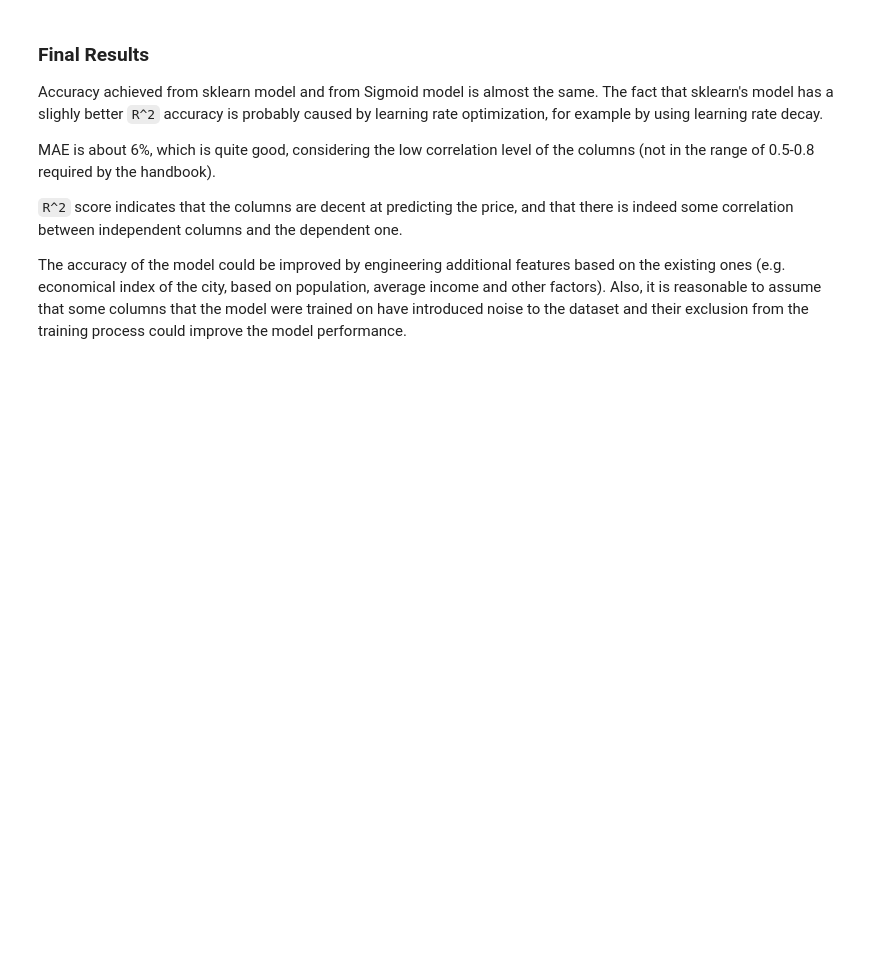
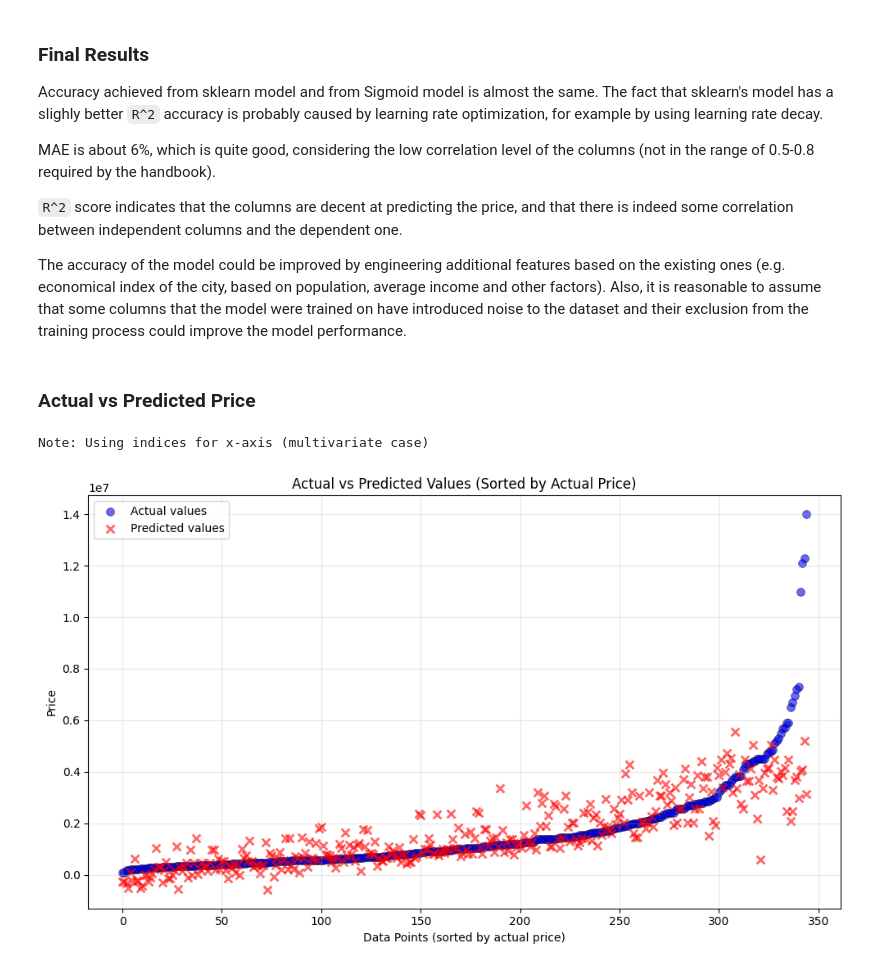
Before and after one commit to IacovlevMaxim/sigmoid_hw, a Jupyter notebook: 03_Linear_Regression/Sigmoid_HW3_Lin_Reg.ipynb, the cells around one changed output. Saved outputs shown, nothing was run; the diff lists cells and outputs as text; code cells hidden in the pictures; blank space fills up the shorter version.

```diff
--- a/03_Linear_Regression/Sigmoid_HW3_Lin_Reg.ipynb
+++ b/03_Linear_Regression/Sigmoid_HW3_Lin_Reg.ipynb
@@ -477,7 +455,9 @@ fuel_type_Hybrid: 0.021495752536230196
 
 I dropped inverse columns, since they had a smaller correlation to the price and their values are already reflected in the original columns. Then, I filtered the columns which have correlation larger than a certain threshold (I ultimately chose the value of 1) to only train the model on important columns to avoid noise.
 # %%
-drop_cols = ["inv_car_age", "inv_brand", "inv_car_dist"]
+drop_cols = ["inv_car_age", "inv_brand", "inv_car_dist", "car_age",
+             "distance below 30k km", "std_invdistance_travelled",
+             "std_invrank", "best_buy1", "best_buy2"]
 threshold = 0.1
 
 training_cols = [col for col, num in sorted_corr if abs(num) > threshold and not col in drop_cols]
@@ -527,14 +593,25 @@ I train the model using Linear Regression model provided by the sklearn library
 from sklearn.linear_model import LinearRegression
 
 lr = LinearRegression()
-lr.fit(X_train, y_train)
+lr.fit(X_train_proc, y_train_proc)
 # %% [output]
 LinearRegression()
 # %%
 from sklearn.metrics import mean_squared_error, mean_absolute_error, r2_score
 
-y_pred = lr.predict(X_test)
-print(f"MSE: {mean_squared_error(y_test, y_pred)}")
-print(f"MAE: {mean_absolute_error(y_test, y_pred)}")
-print(f"R^2: {r2_score(y_test, y_pred)}")
+y_pred_scaled = lr.predict(X_test_proc)
+
+y_pred = scaler_y.inverse_transform(
+    y_pred_scaled.reshape(-1, 1)
+).ravel()
+
+y_true = scaler_y.inverse_transform(
+    y_test_scaled.reshape(-1, 1)
+).ravel()
+
+print(list(zip(y_pred, y_true))[:10])
+
+print(f"MSE: {mean_squared_error(y_true, y_pred)}")
+print(f"MAE: {mean_absolute_error(y_true, y_pred)}")
+print(f"R^2: {r2_score(y_true, y_pred)}")
 # %% [output]
@@ -640,3 +728,5 @@ MAE is about 6%, which is quite good, considering the low correlation level of t
 `R^2` score indicates that the columns are decent at predicting the price, and that there is indeed some correlation between independent columns and the dependent one.
 
 The accuracy of the model could be improved by engineering additional features based on the existing ones (e.g. economical index of the city, based on population, average income and other factors). Also, it is reasonable to assume that some columns that the model were trained on have introduced noise to the dataset and their exclusion from the training process could improve the model performance.
+# %% [markdown]
+### Actual vs Predicted Price
@@ -642,0 +805,6 @@ The accuracy of the model could be improved by engineering additional features b
+# %%
+plot_actual_vs_predicted(lr, y_true, y_pred, X_test_proc)
+plt.show()
+# %% [output]
+Note: Using indices for x-axis (multivariate case)
+[figure, added]
```
Also changed, not shown: parts of 21 cells of this notebook.
